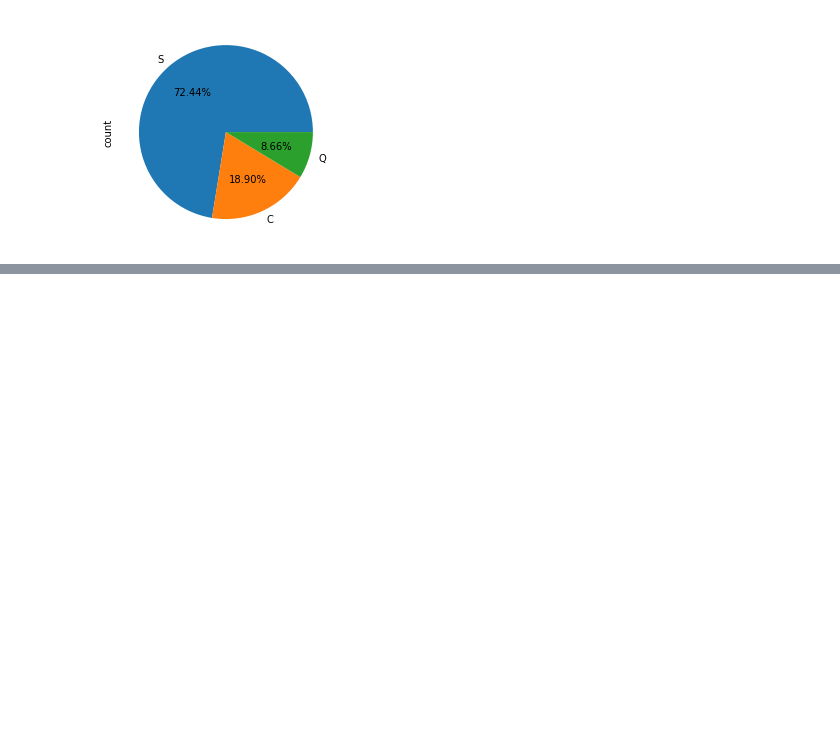
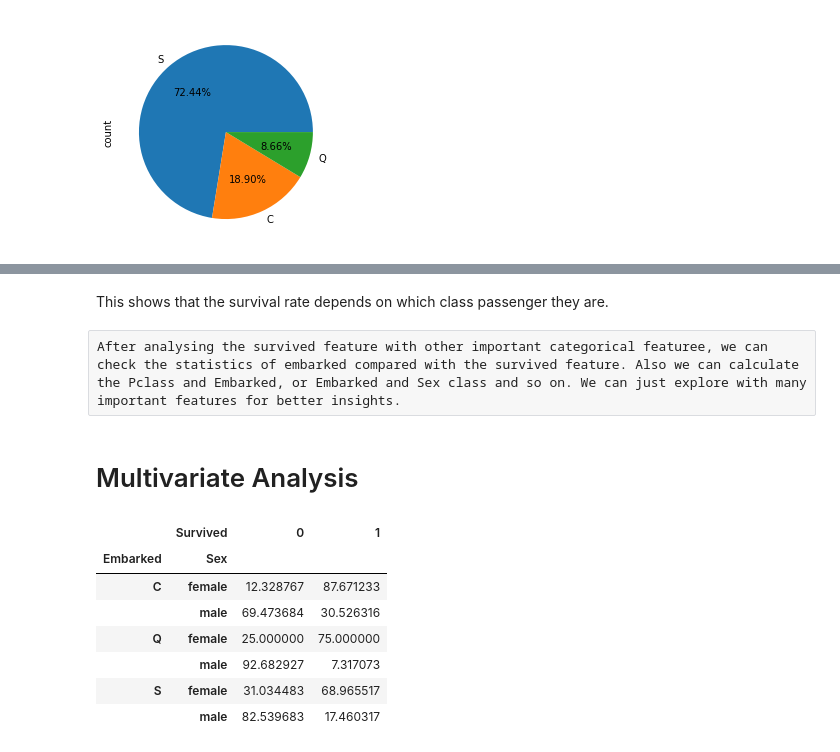
Before and after one commit to niteshpantha/titanic_data, a Jupyter notebook: titanic_analysis.ipynb, the cells around one changed output, grey strips where cells are left out. Cells and saved outputs as stored; diff of their text form; code cells hidden in the pictures; blank space fills up the shorter version.

```diff
--- a/titanic_analysis.ipynb
+++ b/titanic_analysis.ipynb
@@ -498,0 +538,18 @@ df_family_members = df_train['SibSp'] + df_train['Parch']
+# %% [markdown]
+This shows that the survival rate depends on which class passenger they are.
+# %% [raw]
+After analysing the survived feature with other important categorical featuree, we can check the statistics of embarked compared with the survived feature. Also we can calculate the Pclass and Embarked, or Embarked and Sex class and so on. We can just explore with many important features for better insights.
+# %% [markdown]
+# Multivariate Analysis
+# %%
+cross_tab = pd.crosstab([df_train['Embarked'], df_train['Sex']], df_train['Survived'], normalize='index') * 100
+cross_tab
+# %% [output]
+|  | Survived | 0 | 1 |
+| Embarked | Sex |  |  |
+| C | female | 12.328767 | 87.671233 |
+|  | male | 69.473684 | 30.526316 |
+| Q | female | 25.000000 | 75.000000 |
+|  | male | 92.682927 | 7.317073 |
+| S | female | 31.034483 | 68.965517 |
+|  | male | 82.539683 | 17.460317 |
```
Also changed, not shown: parts of 31 cells of this notebook.
